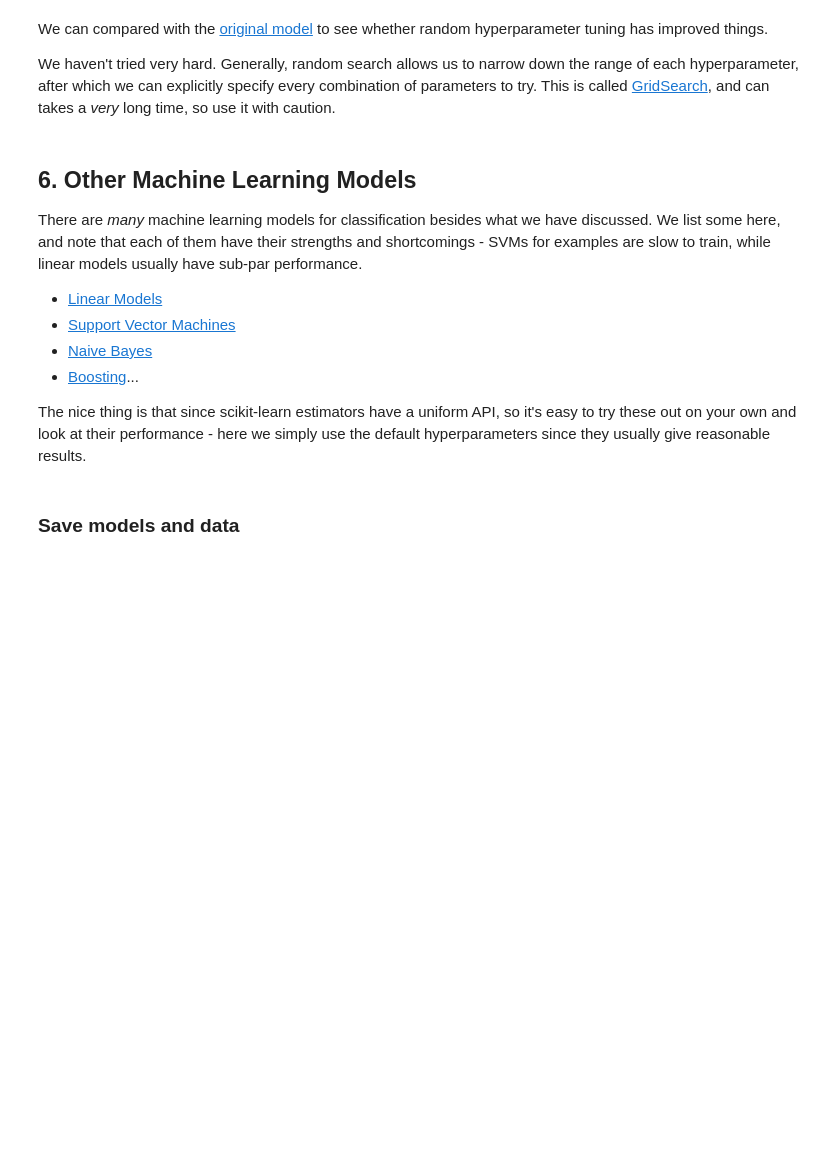
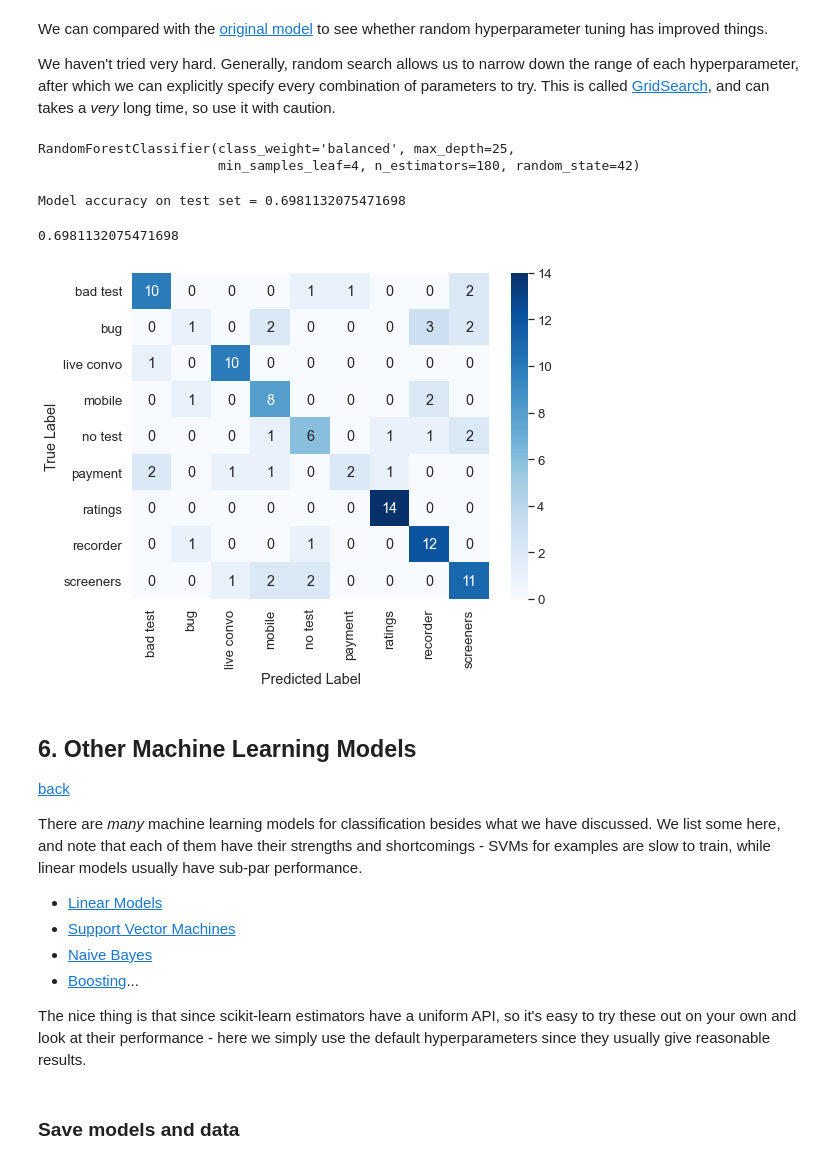
Before and after one commit to yl238/reddit, a Jupyter notebook: notebooks/2-Model-Building.ipynb, the cells around one changed output. Saved outputs shown, nothing was run; the diff lists cells and outputs as text; code cells hidden in the pictures; blank space fills up the shorter version.

```diff
--- a/notebooks/2-Model-Building.ipynb
+++ b/notebooks/2-Model-Building.ipynb
@@ -252,10 +299,22 @@ We can compared with the [original model](#eval1) to see whether random hyperpar
 
 We haven't tried very hard. Generally, random search allows us to narrow down the range of each hyperparameter, after which we can explicitly specify every combination of parameters to try. This is called [GridSearch](https://scikit-learn.org/stable/modules/generated/sklearn.model_selection.GridSearchCV.html), and can takes a *very* long time, so use it with caution.
 # %%
-if random_performance > performance:
-    rf_clf = RandomForestClassifier(**rf_random.best_params_, random_state=42)
+rf_clf = RandomForestClassifier(**rf_random.best_params_, random_state=42)
+rf_clf.fit(X_train, y_train)
+# %% [output]
+RandomForestClassifier(class_weight='balanced', max_depth=25,
+                       min_samples_leaf=4, n_estimators=180, random_state=42)
+# %%
+evaluate(rf_clf)
+# %% [output]
+Model accuracy on test set = 0.6981132075471698
+0.6981132075471698
+[figure, added]
 # %% [markdown]
 ## 6. Other Machine Learning Models
+<a id="section6"></a>
+[back](#contents)
+
 There are _many_ machine learning models for classification besides what we have discussed. We list some here, and note that each of them have their strengths and shortcomings - SVMs for examples are slow to train, while linear models usually have sub-par performance.
 - [Linear Models](https://scikit-learn.org/stable/modules/linear_model.html#)
 - [Support Vector Machines](https://scikit-learn.org/stable/modules/svm.html)
```
Also changed, not shown: parts of 9 cells of this notebook, 3 other files.
